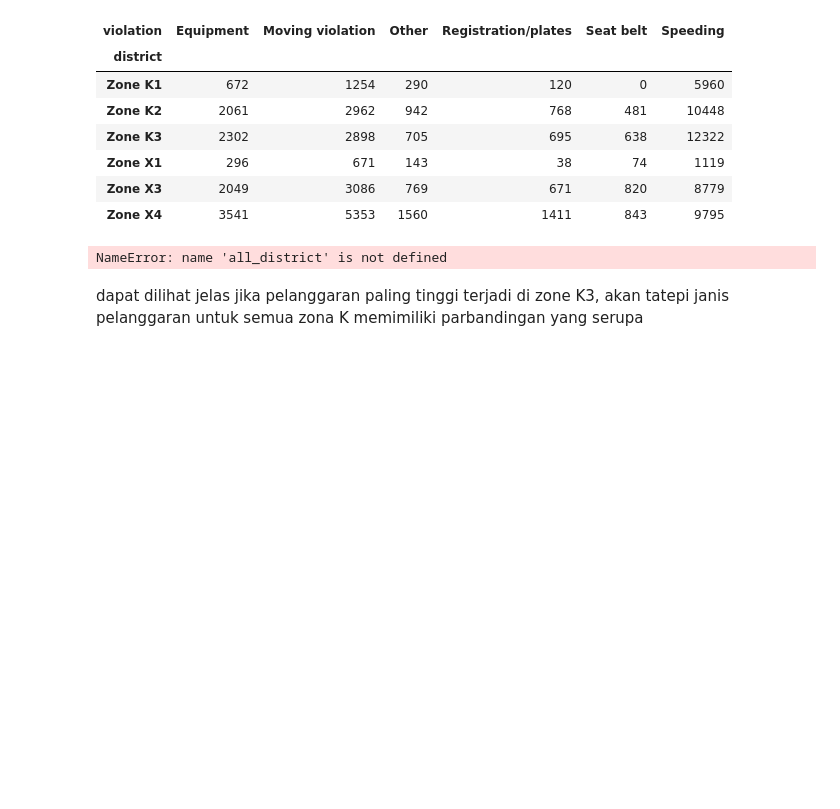
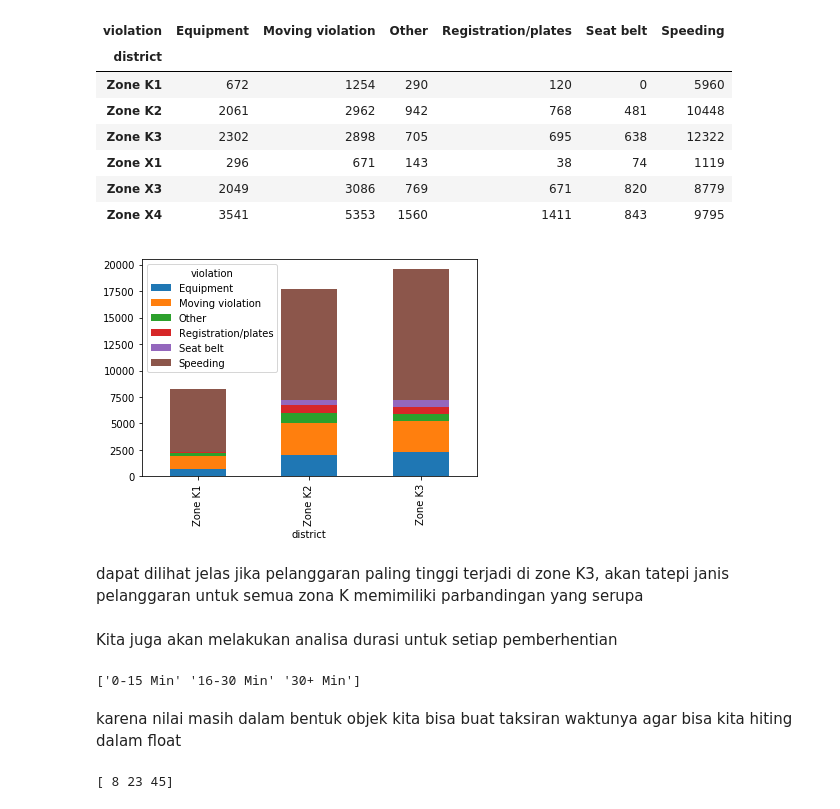
Before and after one commit to royhanmardista/Aktifitas-polisi, a Jupyter notebook: notebook.ipynb, the cells around one changed output. Cells and saved outputs as stored; diff of their text form; code cells hidden in the pictures; blank space fills up the shorter version.

```diff
--- a/notebook.ipynb
+++ b/notebook.ipynb
@@ -201,11 +205,32 @@ all_zone
 | Zone X4 | 3541 | 5353 | 1560 | 1411 | 843 | 9795 |
 # %%
 #kita akan periksa bagian zona k dulu
-k_zone = all_district.loc['Zone K1':'Zone K3']
+k_zone = all_zone.loc['Zone K1':'Zone K3']
 #kita buat barplot unuk membandingkan categorical data
 k_zone.plot(kind='bar', stacked=True)
 plt.show()
 # %% [output]
-NameError: name 'all_district' is not defined
+[figure, added]
 # %% [markdown]
 dapat dilihat jelas jika pelanggaran paling tinggi terjadi di zone K3, akan tatepi janis pelanggaran untuk semua zona K memimiliki parbandingan yang serupa
+# %% [markdown]
+Kita juga akan melakukan analisa durasi untuk setiap pemberhentian
+# %%
+#kita akan periksa isi kolom stop_durations
+print(ri.stop_duration.unique())
+# %% [output]
+['0-15 Min' '16-30 Min' '30+ Min']
+# %% [markdown]
+karena nilai masih dalam bentuk objek kita bisa buat taksiran waktunya agar bisa kita hiting dalam float
+# %%
+# kita buat pemataan untuk mengkonvert nilai nya
+mapping = {'0-15 Min' : 8, '16-30 Min' : 23, '30+ Min' : 45
+    }
+
+# kita simpan datanya pada kolom stop_minutes
+ri['stop_minutes'] = ri.stop_duration.map(mapping)
+
+# Print the unique values in 'stop_minutes'
+print(ri.stop_minutes.unique())
+# %% [output]
+[ 8 23 45]
```
Also changed, not shown: parts of 27 cells of this notebook.
